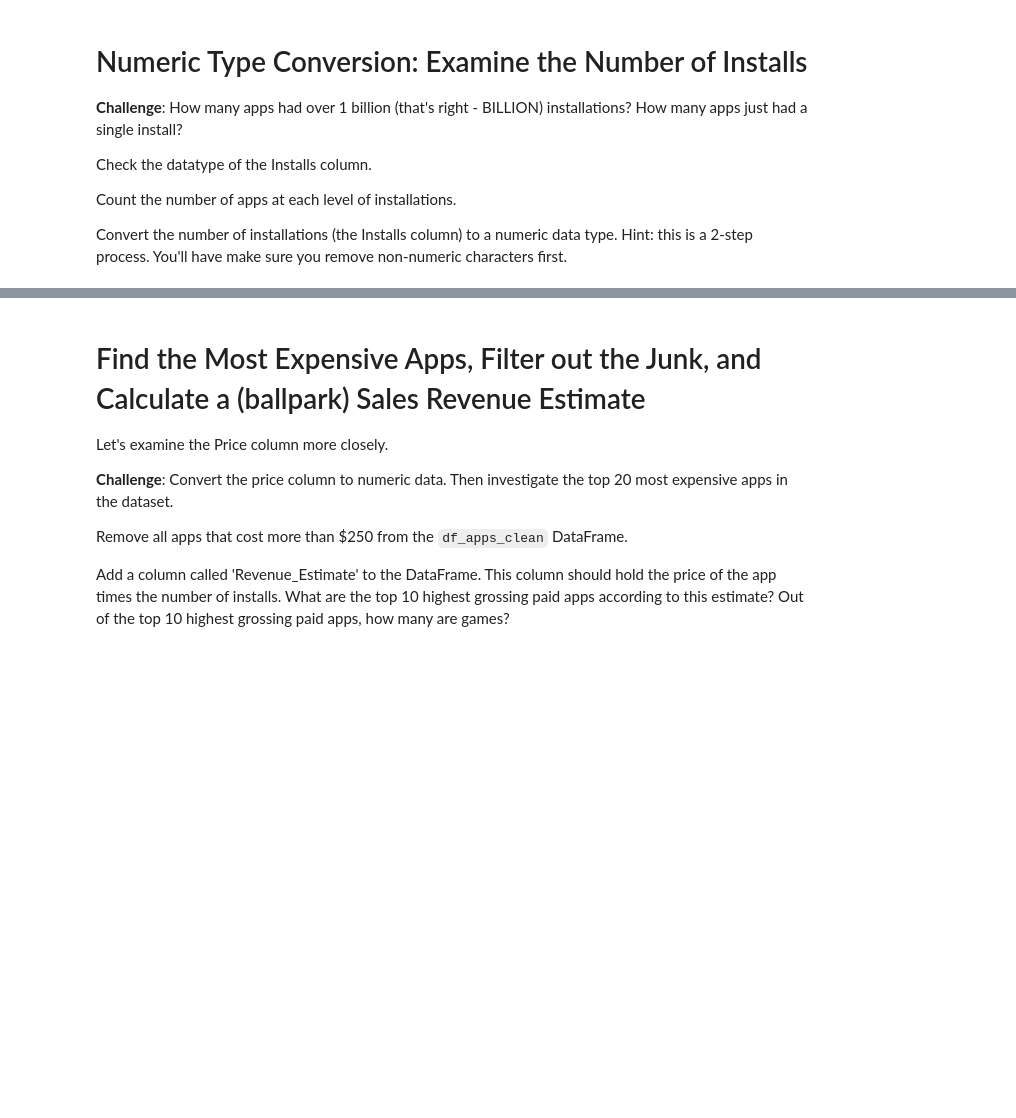
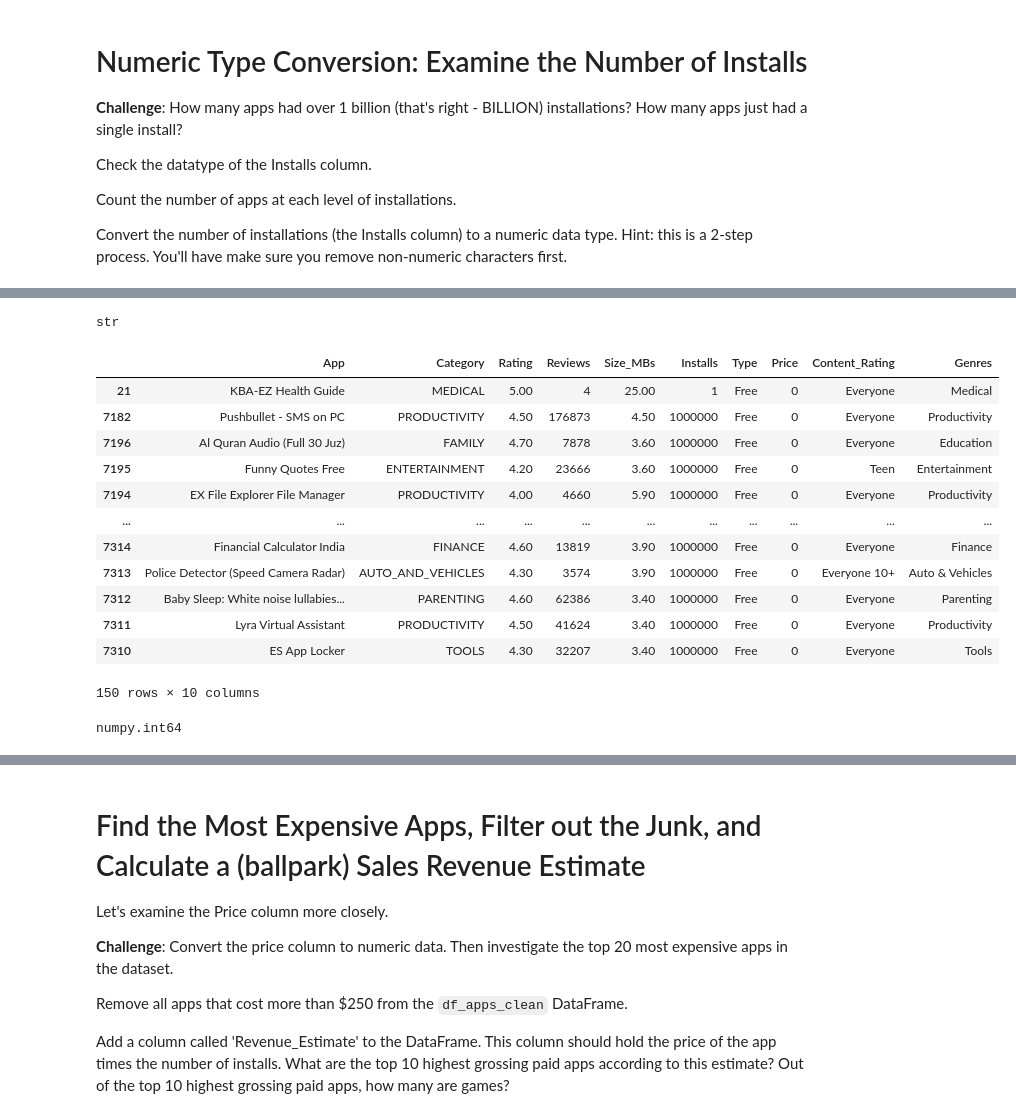
Before and after one commit to Dominiq01/100_days_of_code_Python, a Jupyter notebook: Day_76/Day_76_Google_Play_Store_App_Analytics_(start).ipynb, the cells around one changed output, grey strips where cells are left out. Drawn from its saved outputs; the diff is of its cells as text; code cells hidden in the pictures; blank space fills up the shorter version.

```diff
--- a/Day_76/Day_76_Google_Play_Store_App_Analytics_(start).ipynb
+++ b/Day_76/Day_76_Google_Play_Store_App_Analytics_(start).ipynb
@@ -83,0 +223,28 @@ Convert the number of installations (the Installs column) to a numeric data type
+# %%
+type(df_apps_clean['Installs'].iloc[1])
+# %% [output]
+str
+# %%
+df_apps_clean['Installs'] = df_apps_clean['Installs'].str.replace(r'\D+', '', regex=True)
+
+df_sorted = df_apps_clean.sort_values(ascending=False, by=['Price'])
+df_sorted.head(150)
+# %% [output]
+|  | App | Category | Rating | Reviews | Size_MBs | Installs | Type | Price | Content_Rating | Genres |
+| 21 | KBA-EZ Health Guide | MEDICAL | 5.00 | 4 | 25.00 | 1 | Free | 0 | Everyone | Medical |
+| 7182 | Pushbullet - SMS on PC | PRODUCTIVITY | 4.50 | 176873 | 4.50 | 1000000 | Free | 0 | Everyone | Productivity |
+| 7196 | Al Quran Audio (Full 30 Juz) | FAMILY | 4.70 | 7878 | 3.60 | 1000000 | Free | 0 | Everyone | Education |
+| 7195 | Funny Quotes Free | ENTERTAINMENT | 4.20 | 23666 | 3.60 | 1000000 | Free | 0 | Teen | Entertainment |
+| 7194 | EX File Explorer File Manager | PRODUCTIVITY | 4.00 | 4660 | 5.90 | 1000000 | Free | 0 | Everyone | Productivity |
+| ... | ... | ... | ... | ... | ... | ... | ... | ... | ... | ... |
+| 7314 | Financial Calculator India | FINANCE | 4.60 | 13819 | 3.90 | 1000000 | Free | 0 | Everyone | Finance |
+| 7313 | Police Detector (Speed Camera Radar) | AUTO_AND_VEHICLES | 4.30 | 3574 | 3.90 | 1000000 | Free | 0 | Everyone 10+ | Auto & Vehicles |
+| 7312 | Baby Sleep: White noise lullabies... | PARENTING | 4.60 | 62386 | 3.40 | 1000000 | Free | 0 | Everyone | Parenting |
+| 7311 | Lyra Virtual Assistant | PRODUCTIVITY | 4.50 | 41624 | 3.40 | 1000000 | Free | 0 | Everyone | Productivity |
+| 7310 | ES App Locker | TOOLS | 4.30 | 32207 | 3.40 | 1000000 | Free | 0 | Everyone | Tools |
+150 rows × 10 columns
+# %%
+df_apps_clean['Installs'] = pd.to_numeric(df_apps_clean['Installs'])
+type(df_apps_clean['Installs'].iloc[1])
+# %% [output]
+numpy.int64
```
Also changed, not shown: parts of 26 cells of this notebook.
